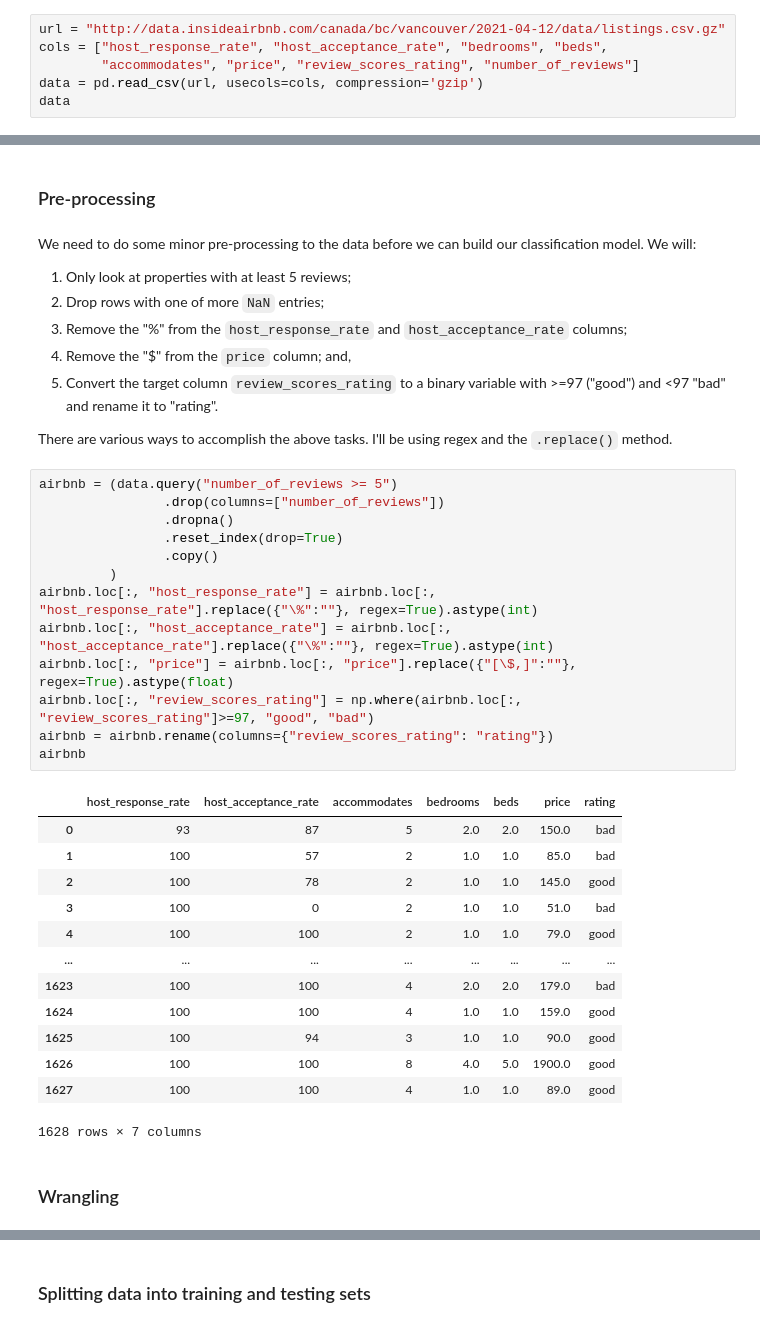
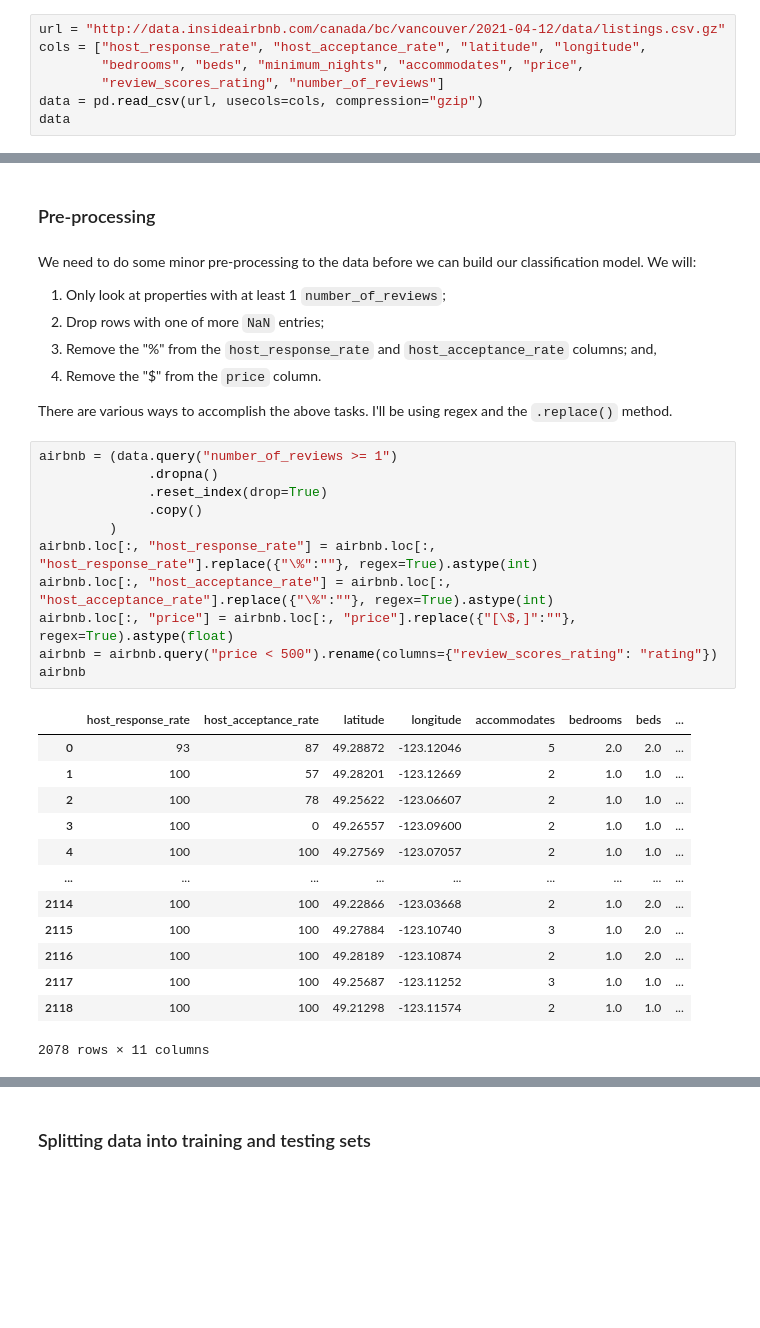
Before and after one commit to UBC-DSCI/dsci-310-example-project, a Jupyter notebook: milestones/project-proposal/analysis.ipynb, the cells around one changed output, grey strips where cells are left out. Saved outputs shown, nothing was run; the diff lists cells and outputs as text; blank space fills up the shorter version.

```diff
--- a/milestones/project-proposal/analysis.ipynb
+++ b/milestones/project-proposal/analysis.ipynb
@@ -37,8 +39,9 @@ The target variable we which to classify is the property's review score (`review
 The data set on [Inside Airbnb](http://insideairbnb.com/) is available at the URL below. We'll be reading it in with the Pandas function `pd.read_csv()`. We'll load the subset of the data we're interested in using the argument `usecols`. Note also that the data is is a zipped file (.gz extension), so we need to specify the argument `compression="gzip"`.
 # %%
 url = "http://data.insideairbnb.com/canada/bc/vancouver/2021-04-12/data/listings.csv.gz"
-cols = ["host_response_rate", "host_acceptance_rate", "bedrooms", "beds",
-        "accommodates", "price", "review_scores_rating", "number_of_reviews"]
-data = pd.read_csv(url, usecols=cols, compression='gzip')
+cols = ["host_response_rate", "host_acceptance_rate", "latitude", "longitude",
+        "bedrooms", "beds", "minimum_nights", "accommodates", "price",
+        "review_scores_rating", "number_of_reviews"]
+data = pd.read_csv(url, usecols=cols, compression="gzip")
 data
 # %% [output]
@@ -99,39 +105,34 @@ data.describe()
 ### Pre-processing
 # %% [markdown]
 We need to do some minor pre-processing to the data before we can build our classification model. We will:
-1. Only look at properties with at least 5 reviews;
+1. Only look at properties with at least 1 `number_of_reviews`;
 2. Drop rows with one of more `NaN` entries;
-3. Remove the "\%" from the `host_response_rate` and `host_acceptance_rate` columns;
-4. Remove the "\$" from the `price` column; and,
-5. Convert the target column `review_scores_rating` to a binary variable with >=97 ("good") and <97 "bad" and rename it to "rating".
+3. Remove the "\%" from the `host_response_rate` and `host_acceptance_rate` columns; and,
+4. Remove the "\$" from the `price` column.
 
 There are various ways to accomplish the above tasks. I'll be using regex and the `.replace()` method.
 # %%
-airbnb = (data.query("number_of_reviews >= 5")
-                .drop(columns=["number_of_reviews"])
-                .dropna()
-                .reset_index(drop=True)
-                .copy()
+airbnb = (data.query("number_of_reviews >= 1")
+              .dropna()
+              .reset_index(drop=True)
+              .copy()
          )
 airbnb.loc[:, "host_response_rate"] = airbnb.loc[:, "host_response_rate"].replace({"\%":""}, regex=True).astype(int)
 airbnb.loc[:, "host_acceptance_rate"] = airbnb.loc[:, "host_acceptance_rate"].replace({"\%":""}, regex=True).astype(int)
 airbnb.loc[:, "price"] = airbnb.loc[:, "price"].replace({"[\$,]":""}, regex=True).astype(float)
-airbnb.loc[:, "review_scores_rating"] = np.where(airbnb.loc[:, "review_scores_rating"]>=97, "good", "bad")
-airbnb = airbnb.rename(columns={"review_scores_rating": "rating"})
+airbnb = airbnb.query("price < 500").rename(columns={"review_scores_rating": "rating"})
 airbnb
 # %% [output]
-|  | host_response_rate | host_acceptance_rate | accommodates | bedrooms | beds | price | rating |
-| 0 | 93 | 87 | 5 | 2.0 | 2.0 | 150.0 | bad |
-| 1 | 100 | 57 | 2 | 1.0 | 1.0 | 85.0 | bad |
-| 2 | 100 | 78 | 2 | 1.0 | 1.0 | 145.0 | good |
-| 3 | 100 | 0 | 2 | 1.0 | 1.0 | 51.0 | bad |
-| 4 | 100 | 100 | 2 | 1.0 | 1.0 | 79.0 | good |
-| ... | ... | ... | ... | ... | ... | ... | ... |
-| 1623 | 100 | 100 | 4 | 2.0 | 2.0 | 179.0 | bad |
-| 1624 | 100 | 100 | 4 | 1.0 | 1.0 | 159.0 | good |
-| 1625 | 100 | 94 | 3 | 1.0 | 1.0 | 90.0 | good |
-| 1626 | 100 | 100 | 8 | 4.0 | 5.0 | 1900.0 | good |
-| 1627 | 100 | 100 | 4 | 1.0 | 1.0 | 89.0 | good |
+|  | host_response_rate | host_acceptance_rate | latitude | longitude | accommodates | bedrooms | beds | ... |
+| 0 | 93 | 87 | 49.28872 | -123.12046 | 5 | 2.0 | 2.0 | ... |
+| 1 | 100 | 57 | 49.28201 | -123.12669 | 2 | 1.0 | 1.0 | ... |
+| 2 | 100 | 78 | 49.25622 | -123.06607 | 2 | 1.0 | 1.0 | ... |
+| 3 | 100 | 0 | 49.26557 | -123.09600 | 2 | 1.0 | 1.0 | ... |
+| 4 | 100 | 100 | 49.27569 | -123.07057 | 2 | 1.0 | 1.0 | ... |
+| ... | ... | ... | ... | ... | ... | ... | ... | ... |
+| 2114 | 100 | 100 | 49.22866 | -123.03668 | 2 | 1.0 | 2.0 | ... |
+| 2115 | 100 | 100 | 49.27884 | -123.10740 | 3 | 1.0 | 2.0 | ... |
+| 2116 | 100 | 100 | 49.28189 | -123.10874 | 2 | 1.0 | 2.0 | ... |
+| 2117 | 100 | 100 | 49.25687 | -123.11252 | 3 | 1.0 | 1.0 | ... |
+| 2118 | 100 | 100 | 49.21298 | -123.11574 | 2 | 1.0 | 1.0 | ... |
-1628 rows × 7 columns
+2078 rows × 11 columns
-# %% [markdown]
-### Wrangling
```
Also changed, not shown: parts of 34 cells of this notebook.
